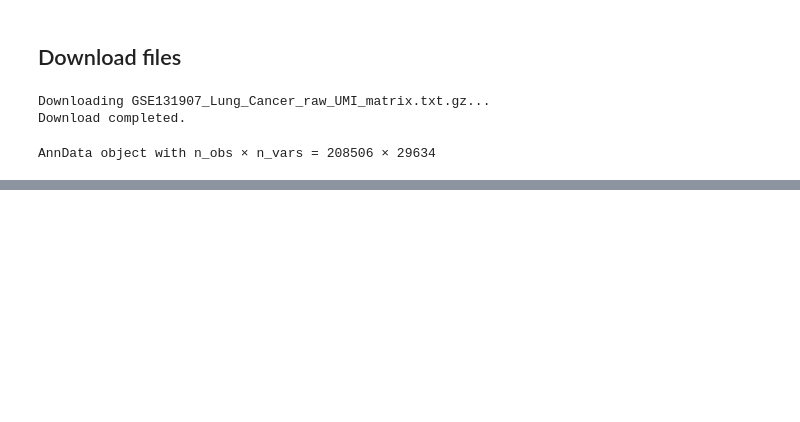
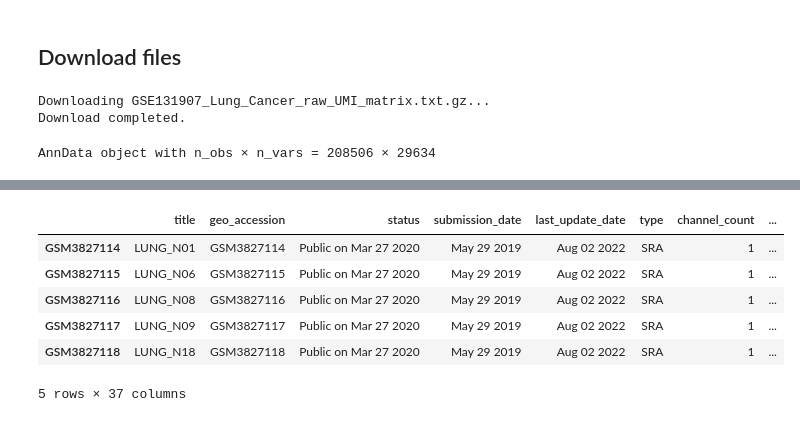
Before and after one commit to Prathiksha-Bioinformatics/NSCLC-scRNAseq-Analysis, a Jupyter notebook: src/01_data_loading_and_conversion.ipynb, the cells around one changed output, grey strips where cells are left out. Drawn from its saved outputs; the diff is of its cells as text; code cells hidden in the pictures; blank space fills up the shorter version.

```diff
--- a/src/01_data_loading_and_conversion.ipynb
+++ b/src/01_data_loading_and_conversion.ipynb
@@ -45,0 +85,11 @@ AnnData object with n_obs × n_vars = 208506 × 29634
+# %%
+meta = obj.phenotype_data
+meta.head()
+# %% [output]
+|  | title | geo_accession | status | submission_date | last_update_date | type | channel_count | ... |
+| GSM3827114 | LUNG_N01 | GSM3827114 | Public on Mar 27 2020 | May 29 2019 | Aug 02 2022 | SRA | 1 | ... |
+| GSM3827115 | LUNG_N06 | GSM3827115 | Public on Mar 27 2020 | May 29 2019 | Aug 02 2022 | SRA | 1 | ... |
+| GSM3827116 | LUNG_N08 | GSM3827116 | Public on Mar 27 2020 | May 29 2019 | Aug 02 2022 | SRA | 1 | ... |
+| GSM3827117 | LUNG_N09 | GSM3827117 | Public on Mar 27 2020 | May 29 2019 | Aug 02 2022 | SRA | 1 | ... |
+| GSM3827118 | LUNG_N18 | GSM3827118 | Public on Mar 27 2020 | May 29 2019 | Aug 02 2022 | SRA | 1 | ... |
+5 rows × 37 columns
```
Also changed, not shown: parts of 12 cells of this notebook, 6 other files.
